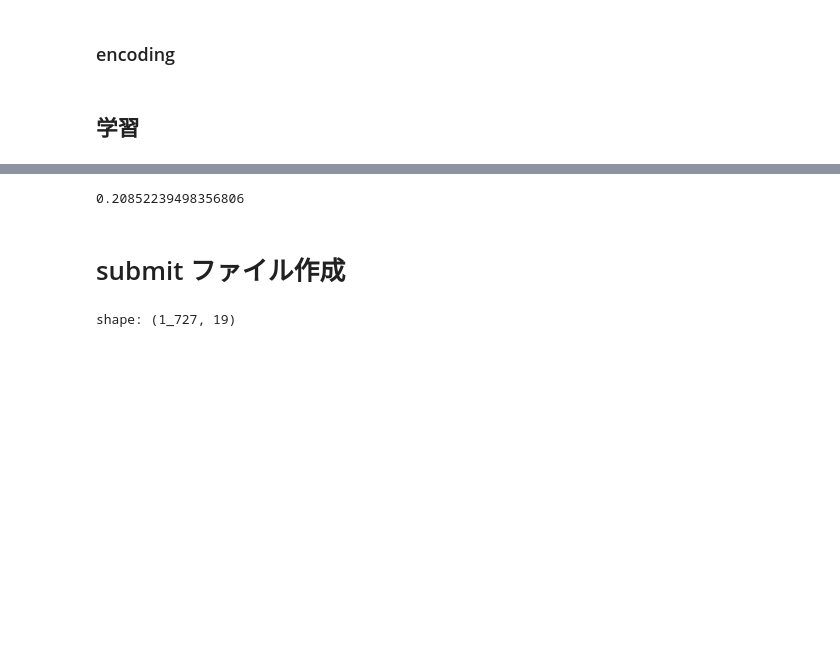
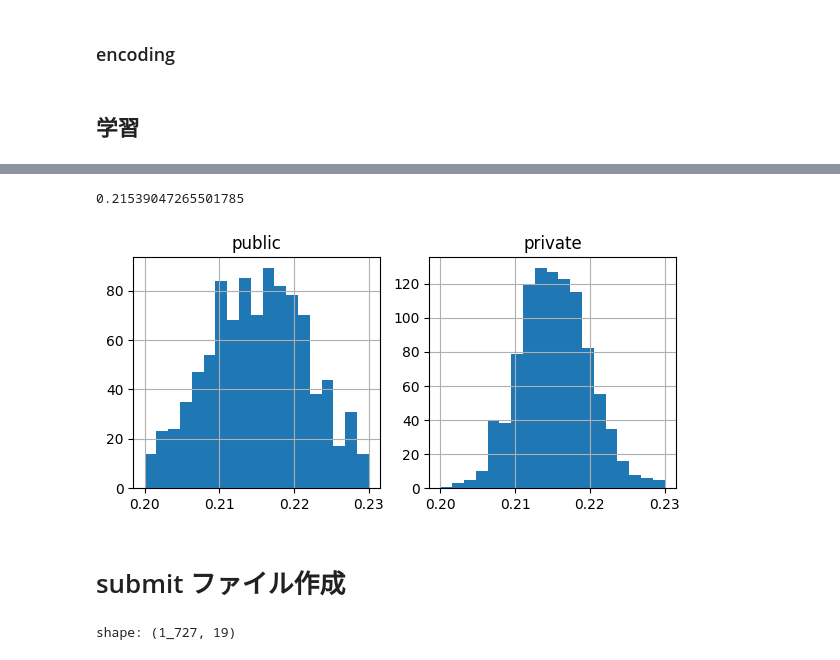
Before and after one commit to penguin-prg/atmacup18, a Jupyter notebook: train/lightgbm.ipynb, the cells around one changed output, grey strips where cells are left out. Drawn from its saved outputs; the diff is of its cells as text; code cells hidden in the pictures; blank space fills up the shorter version.

```diff
--- a/train/lightgbm.ipynb
+++ b/train/lightgbm.ipynb
@@ -256,8 +286,8 @@ def train_lgbm(target):
         "verbosity": -1,
     }
 
-    oof_pred = np.zeros(len(train_df))
-    y_pred = np.zeros(len(test_df))
+    oof_pred = np.zeros(len(train_lgbm_df))
+    y_pred = np.zeros(len(test_lgbm_df))
     models = []
     cv_scores = {}
 
@@ -265,12 +295,12 @@ def train_lgbm(target):
         print(f"fold{fold}: ", end="")
 
         # TrainとTestに分割
-        x_train = train_df.filter(pl.col("fold") != fold).select(features)
-        x_val = train_df.filter(pl.col("fold") == fold).select(features)
-        y_train = train_df.filter(pl.col("fold") != fold).select(target)
-        y_val = train_df.filter(pl.col("fold") == fold).select(target)
+        x_train = train_lgbm_df.filter(pl.col("fold") != fold).select(features)
+        x_val = train_lgbm_df.filter(pl.col("fold") == fold).select(features)
+        y_train = train_lgbm_df.filter(pl.col("fold") != fold).select(target)
+        y_val = train_lgbm_df.filter(pl.col("fold") == fold).select(target)
 
-        test = test_df[features]
+        test = test_lgbm_df[features]
 
         # create Dataset
         train_set = lgb.Dataset(
@@ -291,10 +321,10 @@ def train_lgbm(target):
             params,
             train_set,
             valid_sets=[train_set, val_set],
-            num_boost_round=10000,
+            num_boost_round=100000,
             callbacks=[
-                lgb.early_stopping(stopping_rounds=100, verbose=False),
-                lgb.log_evaluation(500000),
+                lgb.early_stopping(stopping_rounds=500, verbose=False),
+                lgb.log_evaluation(500),
             ],
         )
 
@@ -306,13 +336,13 @@ def train_lgbm(target):
         cv_scores[f"cv{fold}"] = score
 
         # oof_pred[test_index] = fold_pred
-        oof_pred[train_df["fold"].to_numpy() == fold] = fold_pred
+        oof_pred[train_lgbm_df["fold"].to_numpy() == fold] = fold_pred
 
         y_pred += model.predict(test.to_pandas()) / Config.N_FOLD
 
         print(f"{score}")
 
-    oof_score = evaluation(train_df[target].to_numpy().reshape(-1), oof_pred)
+    oof_score = evaluation(train_lgbm_df[target].to_numpy().reshape(-1), oof_pred)
     print(f"OOF score is {oof_score}")
 
     return oof_pred, y_pred, models
@@ -373,7 +395,27 @@ OOF score is 0.16659508905700338
 # %%
-evaluation(train_df[targets].to_numpy(), np.vstack(oof_pred).T)
+evaluation(train_df[targets].to_numpy(), np.vstack(oof_pred))
 # %% [output]
-0.20852239498356806
+0.21539047265501785
+# %%
+fig, axs = plt.subplots(1, 2, figsize=(7, 3))
+public_maes = []
+private_maes = []
+for _ in tqdm(range(1000)):
+    random_idx = np.random.choice(range(len(oof_pred)), 500)
+    public_maes.append(evaluation(train_df[targets].to_numpy()[random_idx], np.vstack(oof_pred)[random_idx]))
+
+    random_idx = np.random.choice(range(len(oof_pred)), 1200)
+    private_maes.append(evaluation(train_df[targets].to_numpy()[random_idx], np.vstack(oof_pred)[random_idx]))
+axs[0].hist(public_maes, bins=np.linspace(0.20, 0.23, 20))
+axs[0].grid()
+axs[0].set_title("public")
+
+axs[1].hist(private_maes, bins=np.linspace(0.20, 0.23, 20))
+axs[1].grid()
+axs[1].set_title("private")
+plt.show()
+# %% [output]
+[figure, added]
 # %% [markdown]
 # submit ファイル作成
 # %%
```
Also changed, not shown: parts of 6 cells of this notebook, 1 other file.
